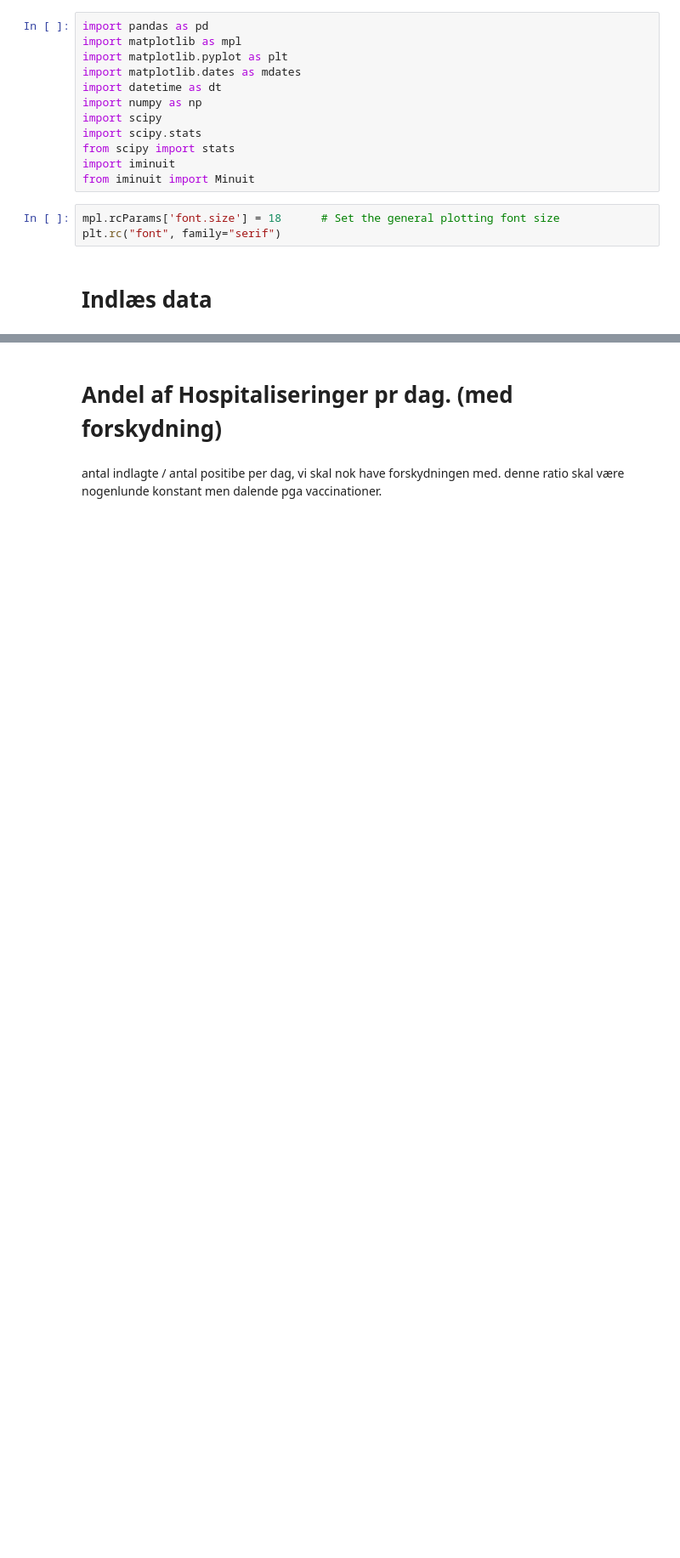
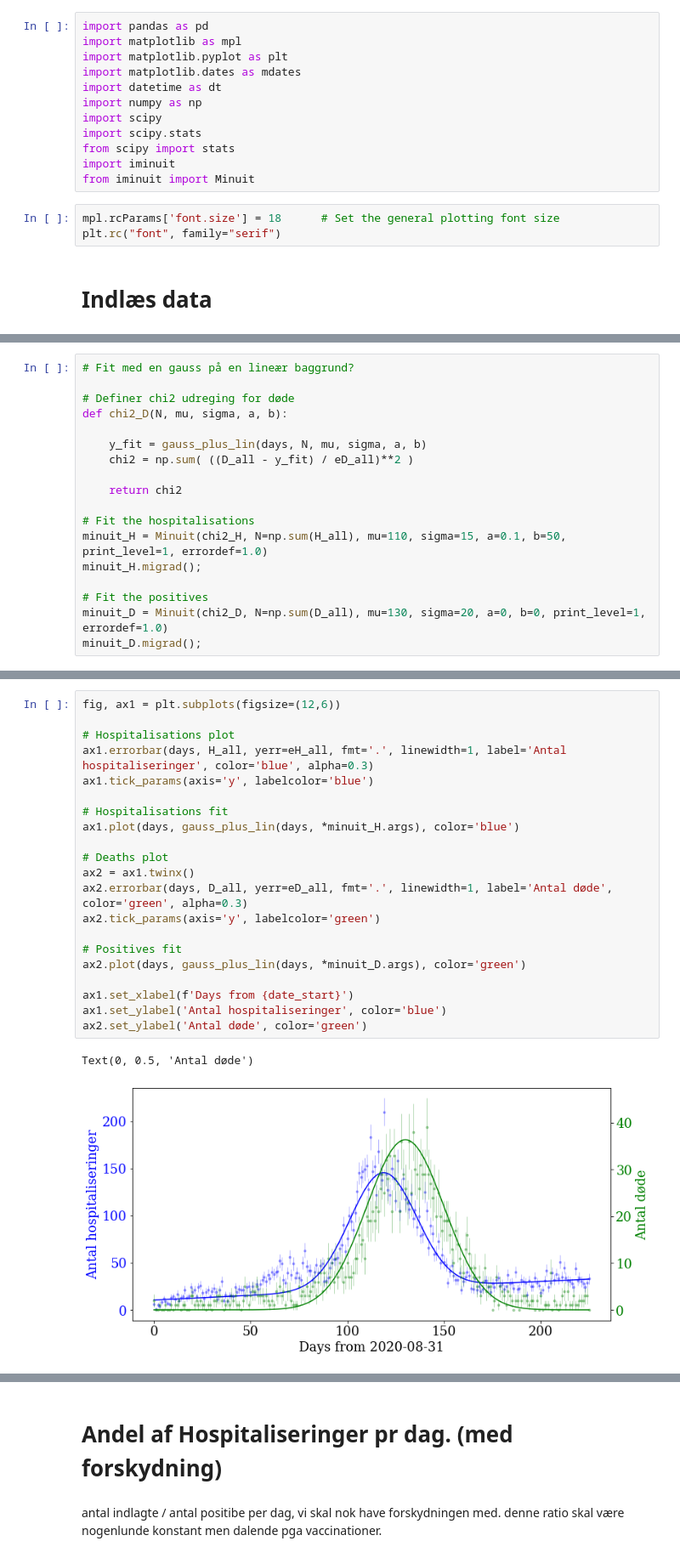
Before and after one commit to troelspetersen/Covid19fitting, a Jupyter notebook: MiscCode/Fraction_of_hospitalisation_Kimi.ipynb, the cells around one changed output, grey strips where cells are left out. Shown: that part at 85% size. Cells and saved outputs as stored; diff of their text form; blank space fills up the shorter version.

```diff
--- a/MiscCode/Fraction_of_hospitalisation_Kimi.ipynb
+++ b/MiscCode/Fraction_of_hospitalisation_Kimi.ipynb
@@ -156,0 +180,18 @@ print(f'{ shift } +/- {eshift}' )
+# %%
+# Fit med en gauss på en lineær baggrund?
+
+# Definer chi2 udreging for døde
+def chi2_D(N, mu, sigma, a, b):
+
+    y_fit = gauss_plus_lin(days, N, mu, sigma, a, b)
+    chi2 = np.sum( ((D_all - y_fit) / eD_all)**2 )
+
+    return chi2
+
+# Fit the hospitalisations
+minuit_H = Minuit(chi2_H, N=np.sum(H_all), mu=110, sigma=15, a=0.1, b=50, print_level=1, errordef=1.0)
+minuit_H.migrad();
+
+# Fit the positives
+minuit_D = Minuit(chi2_D, N=np.sum(D_all), mu=130, sigma=20, a=0, b=0, print_level=1, errordef=1.0)
+minuit_D.migrad();
@@ -156,0 +219,24 @@ print(f'{ shift } +/- {eshift}' )
+# %%
+fig, ax1 = plt.subplots(figsize=(12,6))
+
+# Hospitalisations plot
+ax1.errorbar(days, H_all, yerr=eH_all, fmt='.', linewidth=1, label='Antal hospitaliseringer', color='blue', alpha=0.3)
+ax1.tick_params(axis='y', labelcolor='blue')
+
+# Hospitalisations fit
+ax1.plot(days, gauss_plus_lin(days, *minuit_H.args), color='blue')
+
+# Deaths plot
+ax2 = ax1.twinx()
+ax2.errorbar(days, D_all, yerr=eD_all, fmt='.', linewidth=1, label='Antal døde', color='green', alpha=0.3)
+ax2.tick_params(axis='y', labelcolor='green')
+
+# Positives fit
+ax2.plot(days, gauss_plus_lin(days, *minuit_D.args), color='green')
+
+ax1.set_xlabel(f'Days from {date_start}')
+ax1.set_ylabel('Antal hospitaliseringer', color='blue')
+ax2.set_ylabel('Antal døde', color='green')
+# %% [output]
+Text(0, 0.5, 'Antal døde')
+[figure, added]
```
Also changed, not shown: parts of 33 cells of this notebook.
